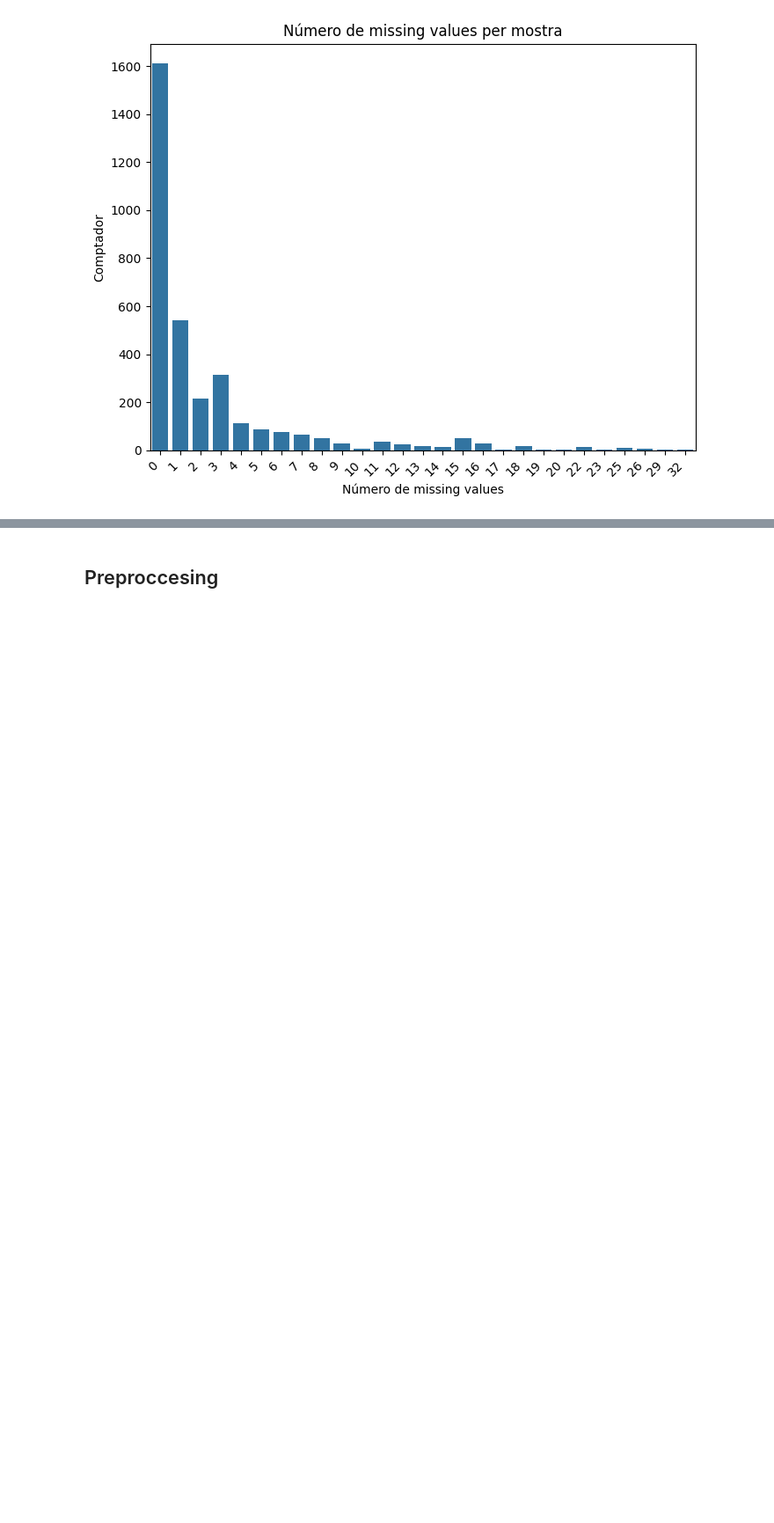
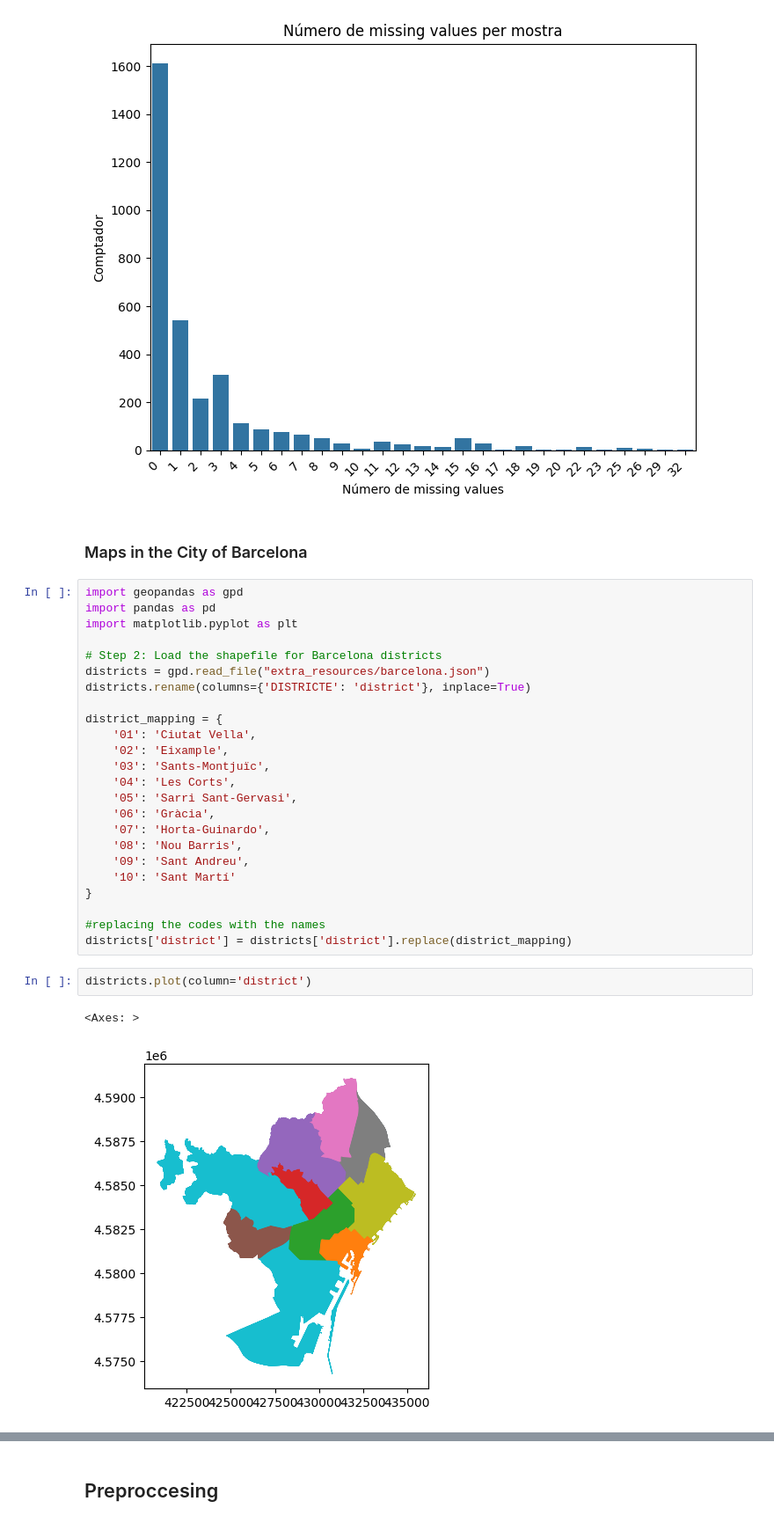
Before and after one commit to adraco007/Pollution_Health_BCN, a Jupyter notebook: EDA_preprocess.ipynb, the cells around one changed output, grey strips where cells are left out. Shown at 88% size. Saved outputs shown, nothing was run; the diff lists cells and outputs as text; blank space fills up the shorter version.

Commit message:
ADD Barcelona map

```diff
--- a/EDA_preprocess.ipynb
+++ b/EDA_preprocess.ipynb
@@ -294,3 +294,34 @@ plt.xticks(rotation=45, ha='right')  # Rotar les etiquetes de l'eix x per a una
 plt.show()
 # %% [output]
 [figure]
+# %% [markdown]
+### Maps in the City of Barcelona
+# %%
+import geopandas as gpd
+import pandas as pd
+import matplotlib.pyplot as plt
+
+# Step 2: Load the shapefile for Barcelona districts
+districts = gpd.read_file("extra_resources/barcelona.json")
+districts.rename(columns={'DISTRICTE': 'district'}, inplace=True)
+
+district_mapping = {
+    '01': 'Ciutat Vella',
+    '02': 'Eixample',
+    '03': 'Sants-Montjuïc',
+    '04': 'Les Corts',
+    '05': 'Sarri Sant-Gervasi',
+    '06': 'Gràcia',
+    '07': 'Horta-Guinardo',
+    '08': 'Nou Barris',
+    '09': 'Sant Andreu',
+    '10': 'Sant Martí'
+}
+
+#replacing the codes with the names
+districts['district'] = districts['district'].replace(district_mapping)
+# %%
+districts.plot(column='district')
+# %% [output]
+<Axes: >
+[figure, added]
```
Also changed, not shown: parts of 7 cells of this notebook, 1 other file.
